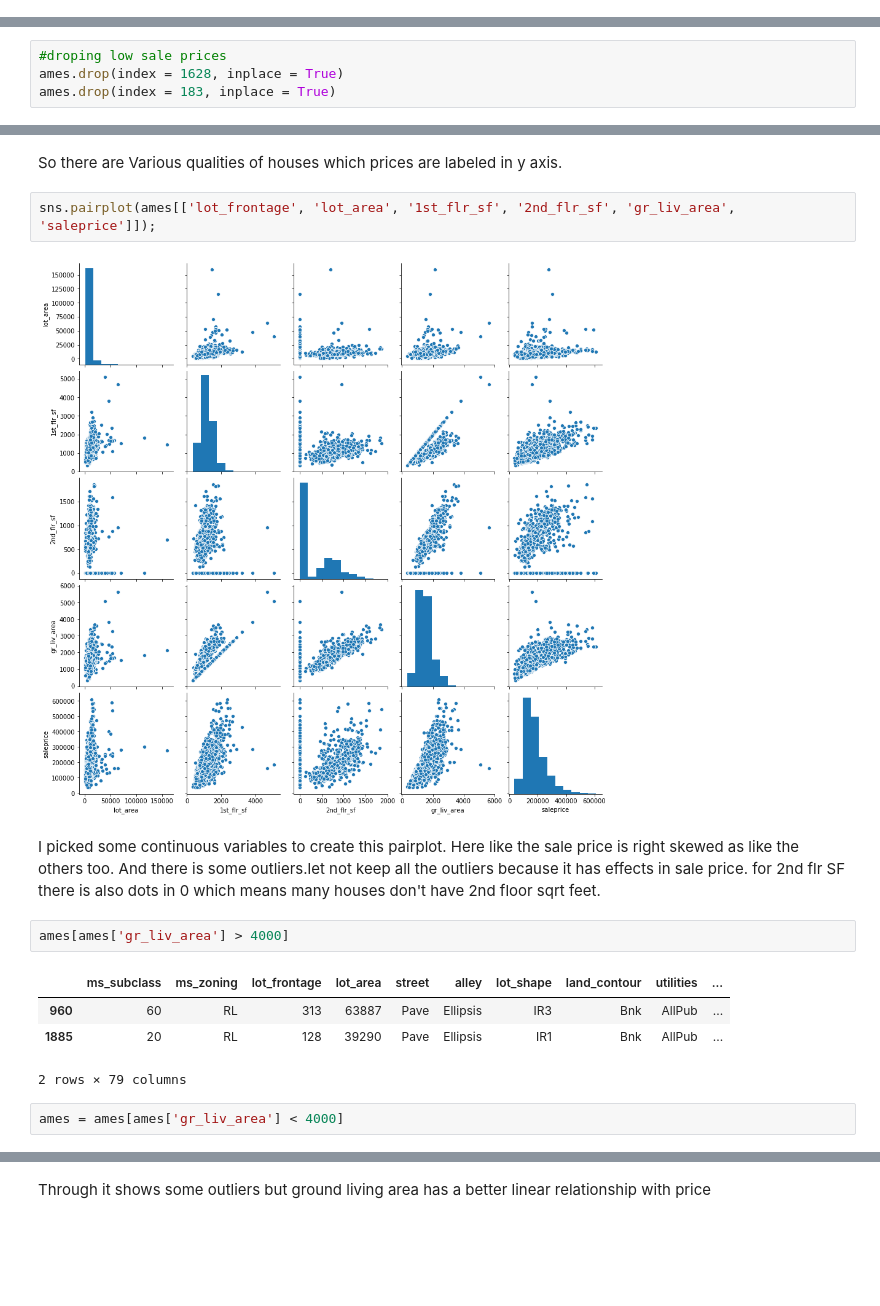
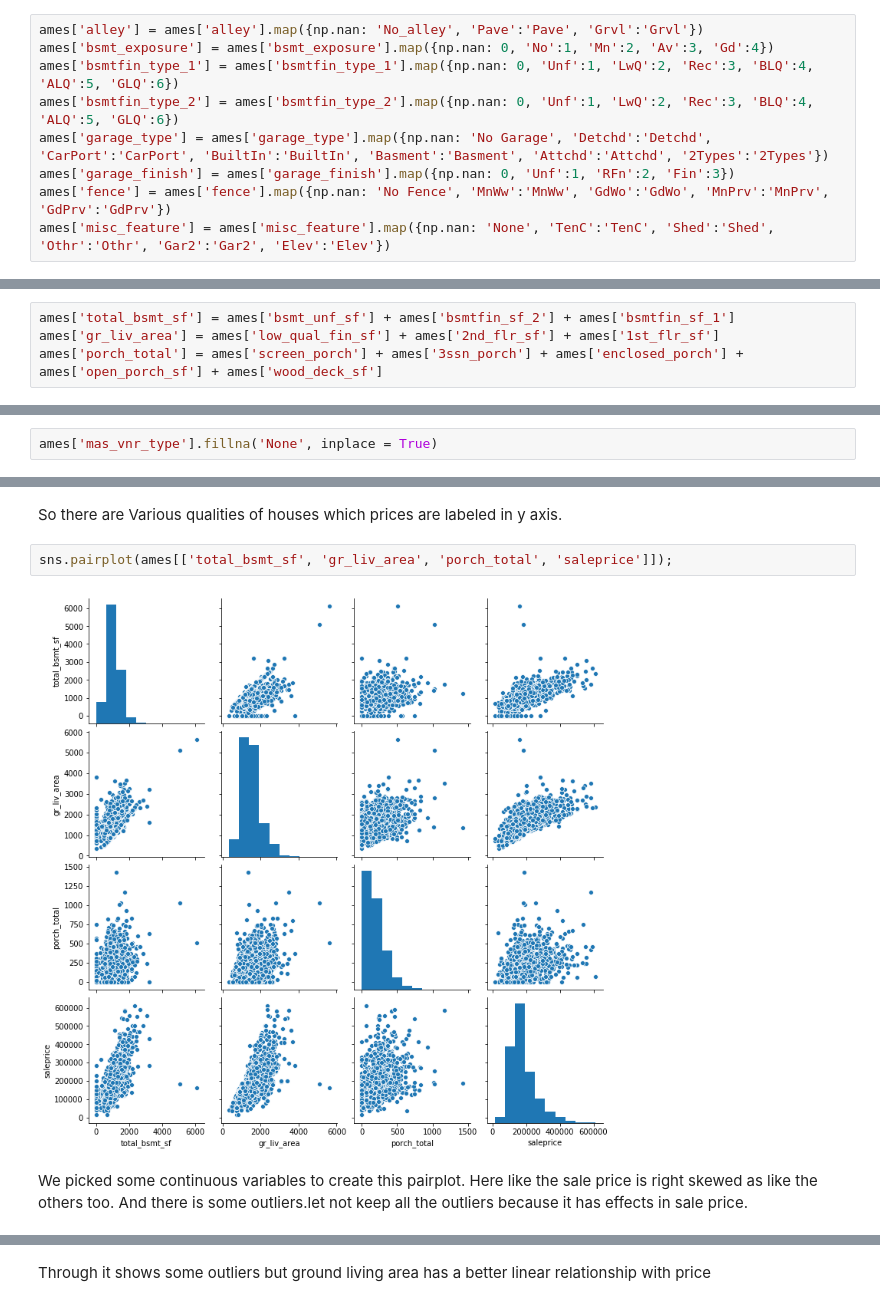
Before and after one commit to boosra/project_2-AMES-LOWA-Housing-Dataset, a Jupyter notebook: code/Project 2.ipynb, the cells around one changed output, grey strips where cells are left out. Cells and saved outputs as stored; diff of their text form; blank space fills up the shorter version.

```diff
--- a/code/Project 2.ipynb
+++ b/code/Project 2.ipynb
@@ -193,0 +187,9 @@ for i in clean_dict_list:
+# %%
+ames['alley'] = ames['alley'].map({np.nan: 'No_alley', 'Pave':'Pave', 'Grvl':'Grvl'})
+ames['bsmt_exposure'] = ames['bsmt_exposure'].map({np.nan: 0, 'No':1, 'Mn':2, 'Av':3, 'Gd':4})
+ames['bsmtfin_type_1'] = ames['bsmtfin_type_1'].map({np.nan: 0, 'Unf':1, 'LwQ':2, 'Rec':3, 'BLQ':4, 'ALQ':5, 'GLQ':6})
+ames['bsmtfin_type_2'] = ames['bsmtfin_type_2'].map({np.nan: 0, 'Unf':1, 'LwQ':2, 'Rec':3, 'BLQ':4, 'ALQ':5, 'GLQ':6})
+ames['garage_type'] = ames['garage_type'].map({np.nan: 'No Garage', 'Detchd':'Detchd', 'CarPort':'CarPort', 'BuiltIn':'BuiltIn', 'Basment':'Basment', 'Attchd':'Attchd', '2Types':'2Types'})
+ames['garage_finish'] = ames['garage_finish'].map({np.nan: 0, 'Unf':1, 'RFn':2, 'Fin':3})
+ames['fence'] = ames['fence'].map({np.nan: 'No Fence', 'MnWw':'MnWw', 'GdWo':'GdWo', 'MnPrv':'MnPrv', 'GdPrv':'GdPrv'})
+ames['misc_feature'] = ames['misc_feature'].map({np.nan: 'None', 'TenC':'TenC', 'Shed':'Shed', 'Othr':'Othr', 'Gar2':'Gar2', 'Elev':'Elev'})
@@ -193,0 +236,4 @@ for i in clean_dict_list:
+# %%
+ames['total_bsmt_sf'] = ames['bsmt_unf_sf'] + ames['bsmtfin_sf_2'] + ames['bsmtfin_sf_1']
+ames['gr_liv_area'] = ames['low_qual_fin_sf'] + ames['2nd_flr_sf'] + ames['1st_flr_sf']
+ames['porch_total'] = ames['screen_porch'] + ames['3ssn_porch'] + ames['enclosed_porch'] + ames['open_porch_sf'] + ames['wood_deck_sf']
@@ -194,3 +265,5 @@ for i in clean_dict_list:
+# %%
+ames['mas_vnr_type'].fillna('None', inplace = True)
 # %%
 ames.isnull().sum().sum()
 # %% [output]
@@ -234,7 +288,3 @@ ames[ames['saleprice'] < 30000]
-# %%
-#droping low sale prices
-ames.drop(index = 1628, inplace = True)
-ames.drop(index = 183, inplace = True)
 # %%
 plt.figure(figsize=(20, 10))
 zx = plt.gca()
@@ -260,20 +310,11 @@ plt.title('Price metrics at Each Quality Point');
 # %% [markdown]
 So there are Various qualities of houses which prices are labeled in y axis.
 # %%
-sns.pairplot(ames[['lot_frontage', 'lot_area', '1st_flr_sf', '2nd_flr_sf', 'gr_liv_area', 'saleprice']]);
+sns.pairplot(ames[['total_bsmt_sf', 'gr_liv_area', 'porch_total', 'saleprice']]);
 # %% [output]
-[figure, old version]
+[figure, new version]
 # %% [markdown]
- I picked some continuous variables to create this pairplot. Here like the sale price is right skewed as like the others too. And there is some outliers.let not keep all the outliers because it has effects in sale price. for 2nd flr SF there is also  dots in 0 which means many houses don't have 2nd floor sqrt feet.
+ We picked some continuous variables to create this pairplot. Here like the sale price is right skewed as like the others too. And there is some outliers.let not keep all the outliers because it has effects in sale price.
-# %%
-ames[ames['gr_liv_area'] > 4000]
-# %% [output]
-|  | ms_subclass | ms_zoning | lot_frontage | lot_area | street | alley | lot_shape | land_contour | utilities | ... |
-| 960 | 60 | RL | 313 | 63887 | Pave | Ellipsis | IR3 | Bnk | AllPub | ... |
-| 1885 | 20 | RL | 128 | 39290 | Pave | Ellipsis | IR1 | Bnk | AllPub | ... |
-2 rows × 79 columns
-# %%
-ames = ames[ames['gr_liv_area'] < 4000]
 # %%
 plt.figure(figsize=(12,12))
 sns.scatterplot(x= 'gr_liv_area', y = 'saleprice', data=ames)
```
Also changed, not shown: parts of 62 cells of this notebook, 1 other file.
